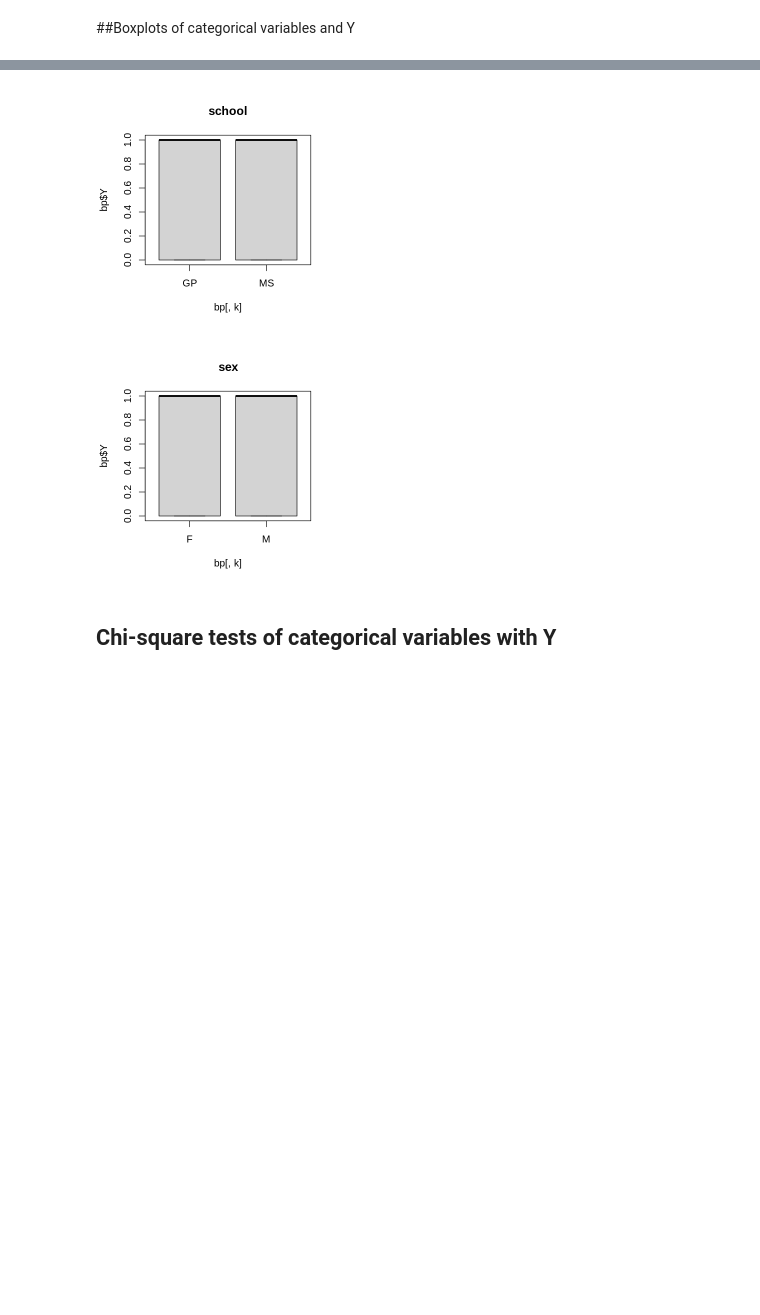
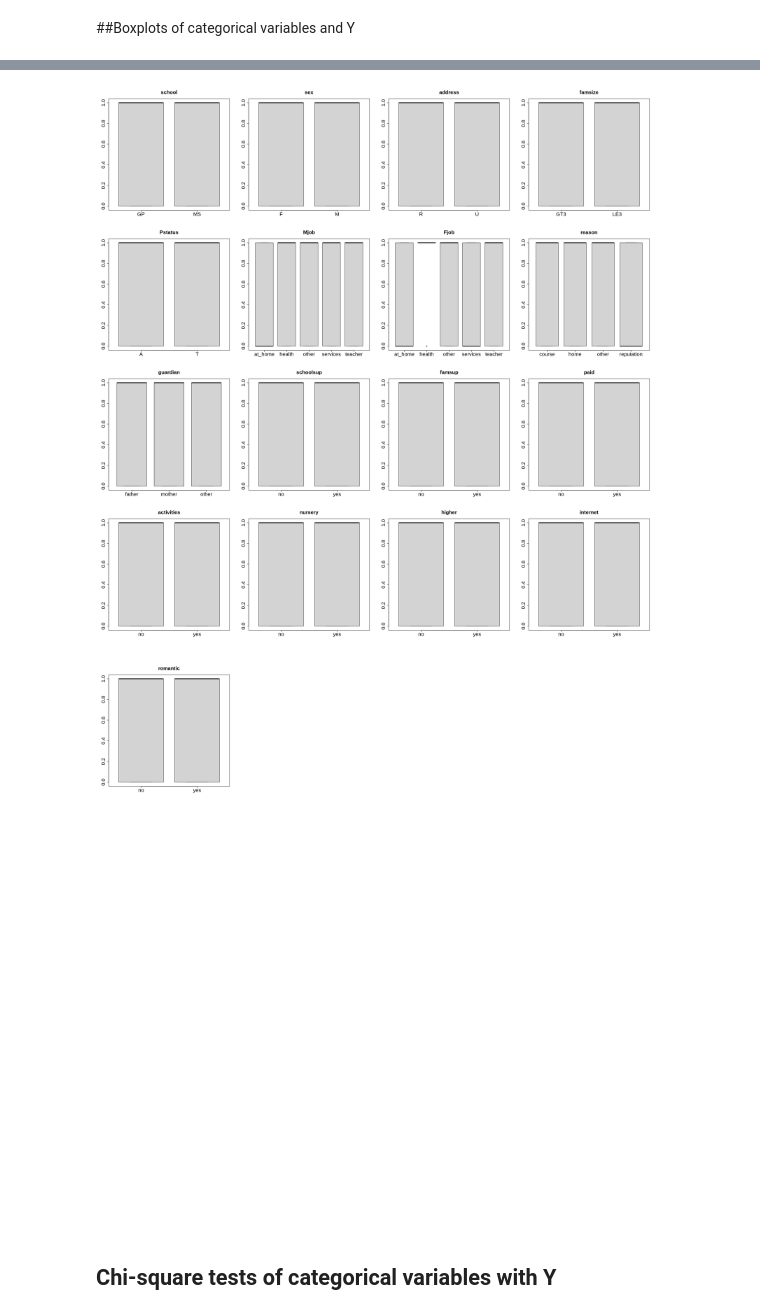
Before and after one commit to Jlokkerbol/masterclass, a Jupyter notebook: Data_understanding.ipynb, the cells around one changed output, grey strips where cells are left out. Saved outputs shown, nothing was run; the diff lists cells and outputs as text; code cells hidden in the pictures; blank space fills up the shorter version.

```diff
--- a/Data_understanding.ipynb
+++ b/Data_understanding.ipynb
@@ -289,12 +289,16 @@ A data.frame: 6 × 18
 | 5 | GP | F | U | GT3 | T | other | other | home | father | no | yes | ... |
 | 6 | GP | M | U | LE3 | T | services | other | reputation | mother | no | yes | ... |
 # %%
-options(repr.plot.width=4, repr.plot.height=4)
+options(repr.plot.width=24, repr.plot.height=24)
+#Parameter setting
+par(mfrow = c(4,4))
+par(cex.axis=2)
+par(cex.main=2)
 for(k in 1:17){
-    boxplot(bp$Y ~ bp[, k], main = names(bp)[k])}
+    boxplot(bp$Y ~ bp[, k], main = names(bp)[k], xlab = '', ylab = '')}
 # %% [output]
-[figure, old version]
+[figure, new version]
-[figure, old version]
+[figure, new version]
 # %% [markdown]
 ## Chi-square tests of categorical variables with Y
 # %%
```
Also changed, not shown: parts of 2 cells of this notebook.
